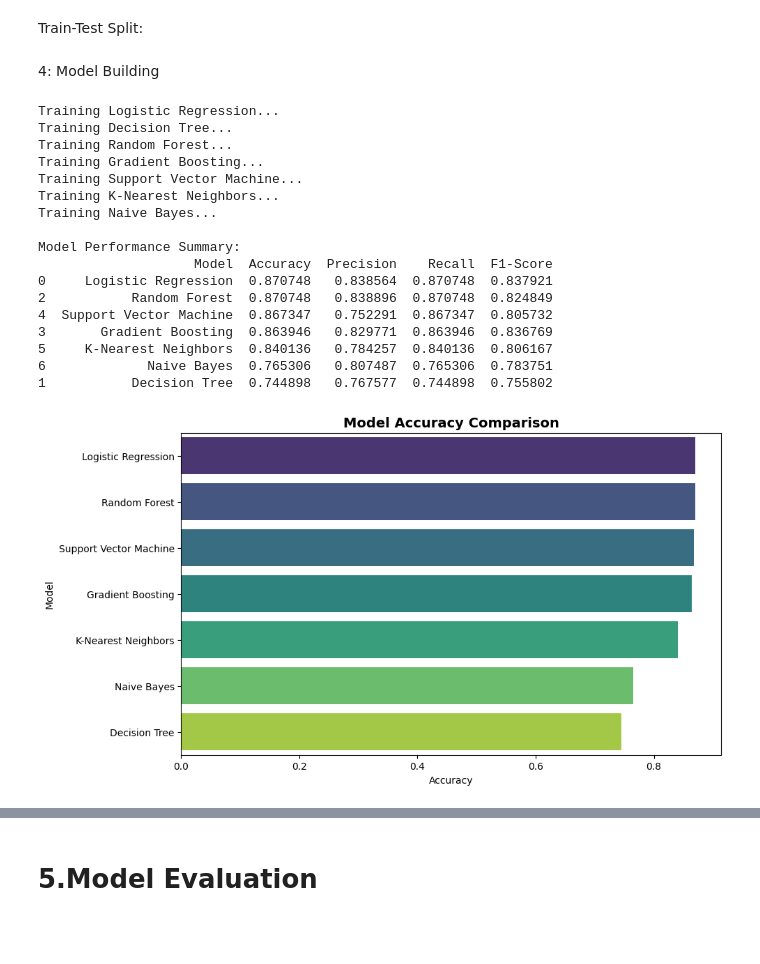
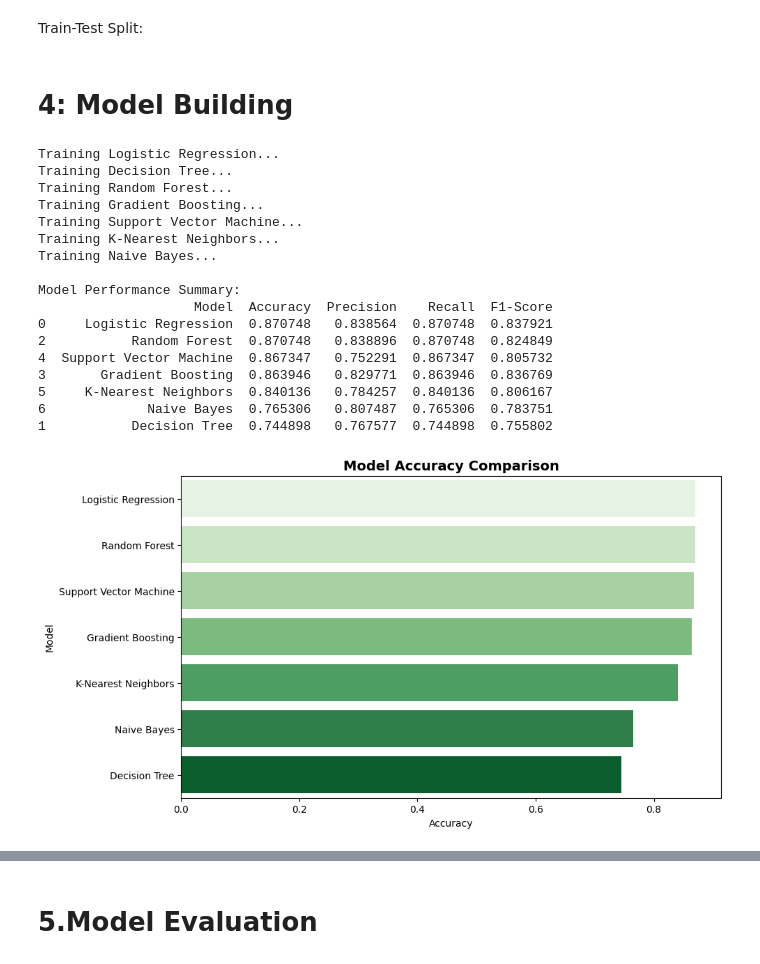
Before and after one commit to Geethasaran/E-Commerce-_Employee-Attrition-Rate, a Jupyter notebook: FINAL_PROJECT_Employee_Attrition_Rate.ipynb, the cells around one changed output, grey strips where cells are left out. Cells and saved outputs as stored; diff of their text form; code cells hidden in the pictures; blank space fills up the shorter version.

```diff
--- a/FINAL_PROJECT_Employee_Attrition_Rate.ipynb
+++ b/FINAL_PROJECT_Employee_Attrition_Rate.ipynb
@@ -425,7 +541,7 @@ X = df.drop(columns=['Attrition'])  # Features
 y = df['Attrition']  # Target
 X_train, X_test, y_train, y_test = train_test_split(X, y, test_size=0.2, random_state=42)
 # %% [markdown]
-4: Model Building
+# 4: Model Building
 # %%
 from sklearn.model_selection import train_test_split, cross_val_score
 from sklearn.metrics import accuracy_score, confusion_matrix, classification_report
@@ -473,39 +589,39 @@ for model_name, model in models.items():
         'F1-Score': report['weighted avg']['f1-score']
     })
 
-# Convert results into a DataFrame
+
 results_df = pd.DataFrame(model_results).sort_values(by='Accuracy', ascending=False)
 
-# Display results
+
 print("\nModel Performance Summary:")
 print(results_df)
 
-# Plot results
+
 plt.figure(figsize=(10, 6))
-sns.barplot(x='Accuracy', y='Model', data=results_df, palette='viridis')
+sns.barplot(x='Accuracy', y='Model', data=results_df, palette='Greens')
 plt.title('Model Accuracy Comparison', fontsize=14, weight='bold')
 plt.xlabel('Accuracy')
 plt.ylabel('Model')
 plt.show()
 # %% [output]
 Training Logistic Regression...
 Training Decision Tree...
 Training Random Forest...
 Training Gradient Boosting...
 Training Support Vector Machine...
 Training K-Nearest Neighbors...
 Training Naive Bayes...
 
 Model Performance Summary:
                     Model  Accuracy  Precision    Recall  F1-Score
 0     Logistic Regression  0.870748   0.838564  0.870748  0.837921
 2           Random Forest  0.870748   0.838896  0.870748  0.824849
 4  Support Vector Machine  0.867347   0.752291  0.867347  0.805732
 3       Gradient Boosting  0.863946   0.829771  0.863946  0.836769
 5     K-Nearest Neighbors  0.840136   0.784257  0.840136  0.806167
 6             Naive Bayes  0.765306   0.807487  0.765306  0.783751
 1           Decision Tree  0.744898   0.767577  0.744898  0.755802
-[figure, old version]
+[figure, new version]
 # %% [markdown]
 # **Model Building**
 
```
Also changed, not shown: parts of 19 cells of this notebook.
